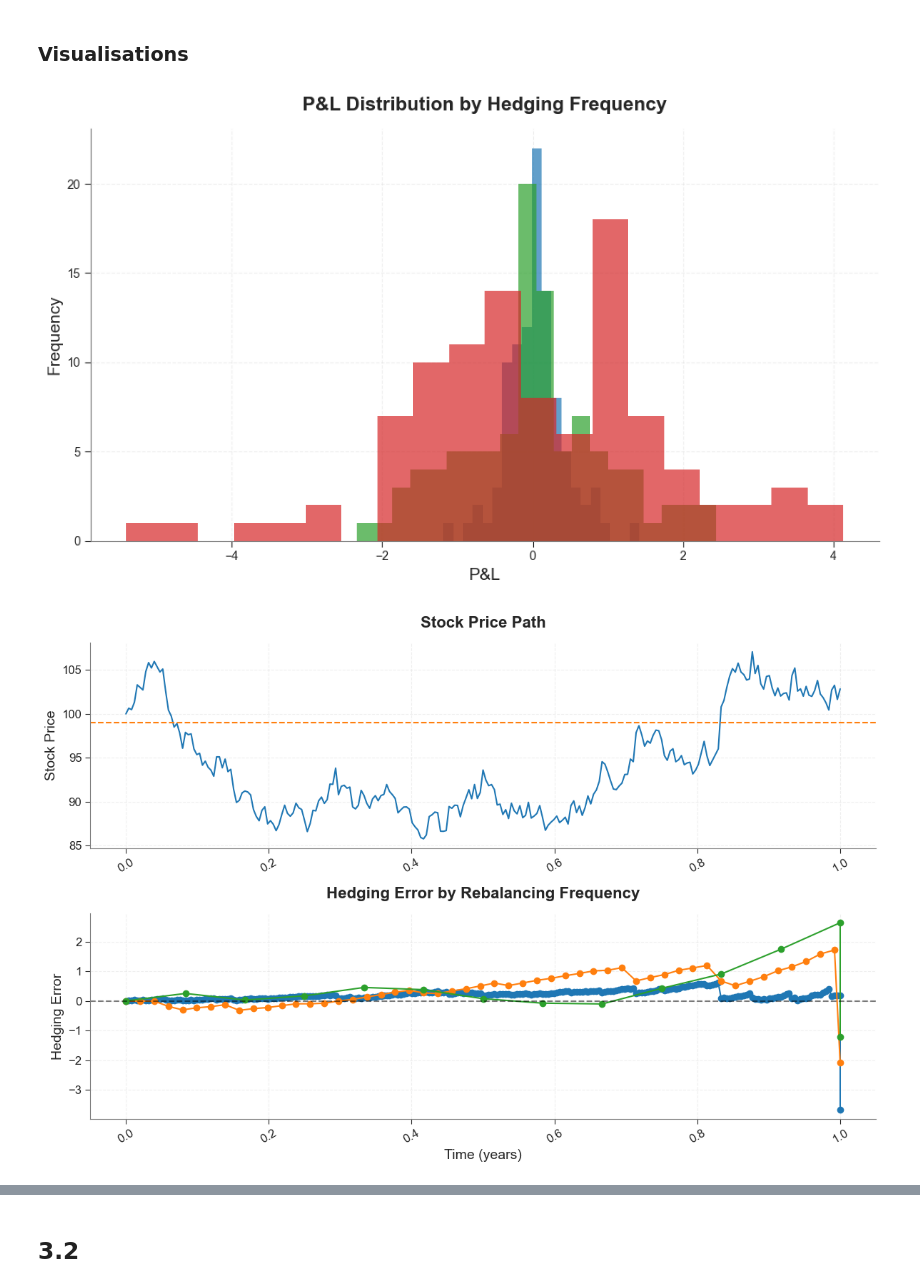
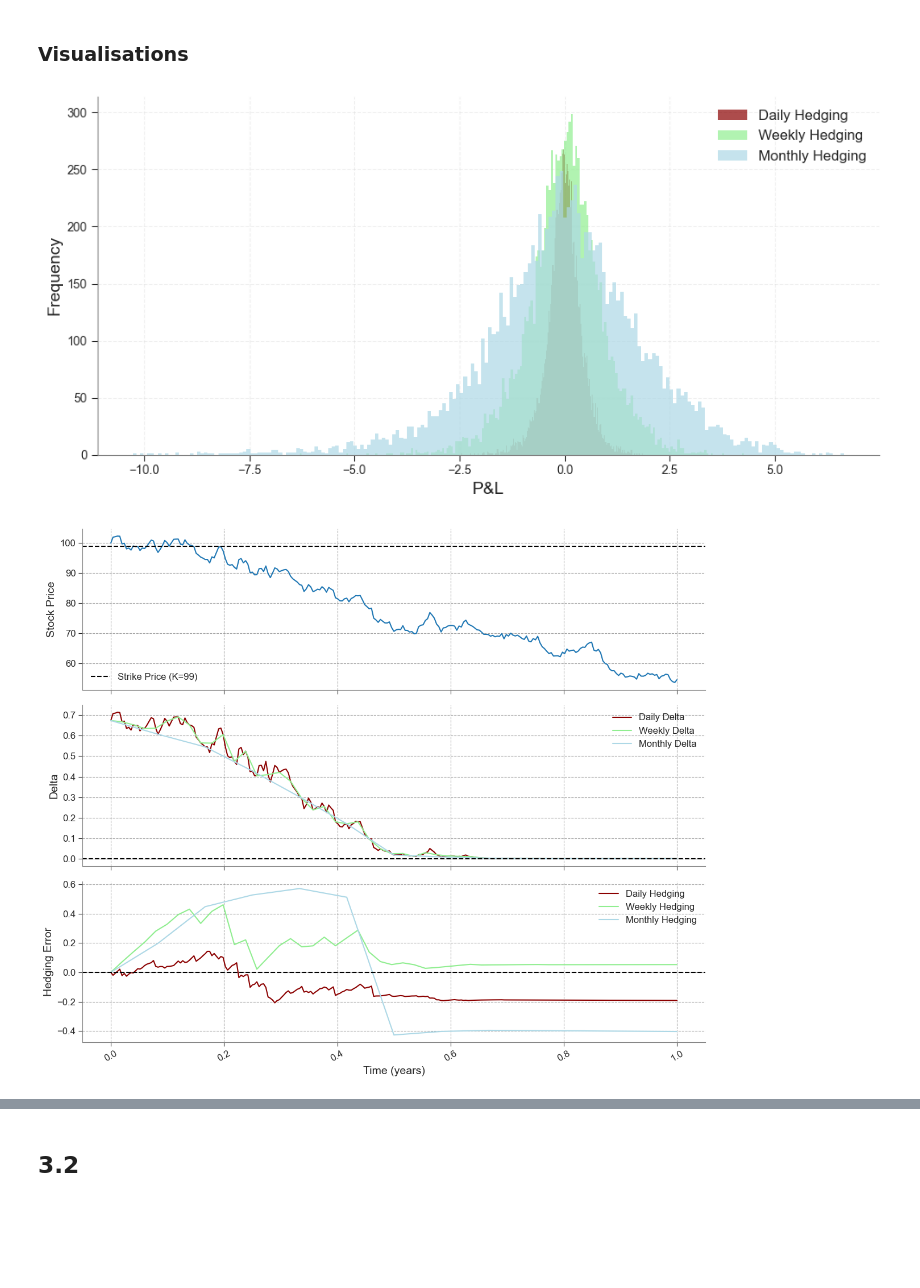
Before and after one commit to brkoedijk/Comp_Finance_1, a Jupyter notebook: main.ipynb, the cells around one changed output, grey strips where cells are left out. Cells and saved outputs as stored; diff of their text form; code cells hidden in the pictures; blank space fills up the shorter version.

```diff
--- a/main.ipynb
+++ b/main.ipynb
@@ -55,7 +56,7 @@ N = 252   # Number of time steps (trading days in a year)
 hedge_intervals = [1, 5, 21]  # Daily, weekly, and monthly
 
 # Number of simulations
-num_simulations = 100
+num_simulations = 10000
 
 # Run simulations
 results = run_multiple_simulations(S0, K, r, sigma, T, N, hedge_intervals,
@@ -64,50 +191,53 @@ results = run_multiple_simulations(S0, K, r, sigma, T, N, hedge_intervals,
 ### Visualisations
 # %%
 # 1. P&L Distribution Comparison
-plt.figure(figsize=(10, 6))
-colors = fs.colors['modern'][:3]  # Get first 3 colors from the modern palette
+plt.figure(figsize=(10, 5))
+colors = ['darkred', 'lightgreen', 'lightblue']
 for i, interval in enumerate(hedge_intervals):
     if interval == 1:
         interval_desc = "Daily"
     elif interval == 5:
         interval_desc = "Weekly"
     elif interval == 21:
         interval_desc = "Monthly"
     else:
         interval_desc = f"{interval}-Day"
 
-    plt.hist(results[interval]['all_pnl'], bins=20, alpha=0.7,
+    plt.hist(results[interval]['all_pnl'], bins=200, alpha=0.7,
              color=colors[i], label=f"{interval_desc} Hedging")
 
 # Apply styling
-fs.plot_distribution(title='P&L Distribution by Hedging Frequency',
+fs.plot_distribution(
                     xlabel='P&L', ylabel='Frequency')
 
 fs.finalize_plot(filename="src/figures/p3/pl_distr_by_hedge_freq")
+plt.legend()
 plt.show()
 # %% [output]
-[figure, old version]
+[figure, new version]
 # %%
 # 2. Single Simulation Analysis with Different Frequencies
-fig = plt.figure(figsize=(12, 8))
+fig, (ax1, ax2, ax3) = plt.subplots(3, 1, figsize=(12, 10), sharex=True)
 
+seed = 14
 # Use same seed for all simulations to compare hedging frequency effect on same path
-np.random.seed(42)
+np.random.seed(seed)
 # Simulate stock path once
 model = EulerBlackScholes(S0, r, sigma, sigma, T, N)
 time, stock_path = model.simulate()
 
-# Plot stock path
-ax1 = plt.subplot(2, 1, 1)
-plt.plot(time, stock_path)
-plt.axhline(y=K, color=fs.colors['highlight'], linestyle='--', label=f'Strike Price (K={K})')
+# Stock path plot
+ax1.plot(time, stock_path)
+ax1.axhline(y=K, color='black', linestyle='--', label=f'Strike Price (K={K})')
+fs.plot_timeseries(ax=ax1, ylabel='Stock Price')
+ax1.grid(True, color='gray', linestyle='--', linewidth=0.8, alpha=0.7)
+ax1.legend()
 
-# Apply styling to first subplot
-fs.plot_timeseries(ax=ax1, title='Stock Price Path', ylabel='Stock Price')
+# Colors for each frequency
+colors = ['darkred', 'lightgreen', 'lightblue']
 
-# Plot hedging errors for different frequencies
-ax2 = plt.subplot(2, 1, 2)
-for interval in hedge_intervals:
+# Loop over frequencies
+for i, interval in enumerate(hedge_intervals):
     if interval == 1:
         interval_desc = "Daily"
     elif interval == 5:
@@ -117,24 +247,38 @@ for interval in hedge_intervals:
     else:
         interval_desc = f"{interval}-Day"
 
-    # Set same seed to ensure same stock path
-    np.random.seed(42)
+    # Re‑seed so each freq uses the same stock path
+    np.random.seed(seed)
     model = EulerBlackScholes(S0, r, sigma, sigma, T, N)
     sim = model.delta_hedge_short_call(K, interval)
 
-    # Calculate hedging error (portfolio value + option value should ideally be 0)
-    # Ensure both arrays have the same length by using the minimum length
+    # Delta plot
+    ax2.plot(sim['hedge_times'], sim['delta_values'],
+             label=f"{interval_desc} Delta",
+             color=colors[i])
+
+    # Hedging error plot
     min_length = min(len(sim['portfolio_values']), len(sim['option_values']))
-    hedging_error = sim['portfolio_values'][:min_length] - sim['option_values'][:min_length]
-    plt.plot(sim['hedge_times'][:min_length], hedging_error, '-o', label=f"{interval_desc} Hedging")
+    hedging_error = sim['portfolio_values'][:min_length] \
+                  - sim['option_values'][:min_length]
+    ax3.plot(sim['hedge_times'][:min_length], hedging_error,
+             label=f"{interval_desc} Hedging",
+             color=colors[i])
 
-# Apply styling to second subplot
-fs.plot_timeseries(ax=ax2, title='Hedging Error by Rebalancing Frequency',
-                  xlabel='Time (years)', ylabel='Hedging Error')
-plt.axhline(y=0, color='black', linestyle='--', alpha=0.5)
+# Delta plot
+fs.plot_timeseries(ax=ax2, ylabel='Delta')
+ax2.legend(loc='upper right')
+ax2.axhline(y=0, color='black', linestyle='--')
+ax2.grid(True, color='gray', linestyle='--', linewidth=0.8, alpha=0.7)
 
-# Finalize the overall figure
+# Hedging error plot
+fs.plot_timeseries(ax=ax3, xlabel='Time (years)', ylabel='Hedging Error')
+ax3.axhline(y=0, color='black', linestyle='--')
+ax3.legend(loc='upper right')
+ax3.grid(True, color='gray', linestyle='--', linewidth=0.8, alpha=0.7)
+
 fs.finalize_plot(fig=fig, filename="src/figures/p3/stock_price_path")
 plt.show()
+plt.close()
 # %% [output]
-[figure, old version]
+[figure, new version]
```
Also changed, not shown: parts of 5 cells of this notebook, 4 other files.
